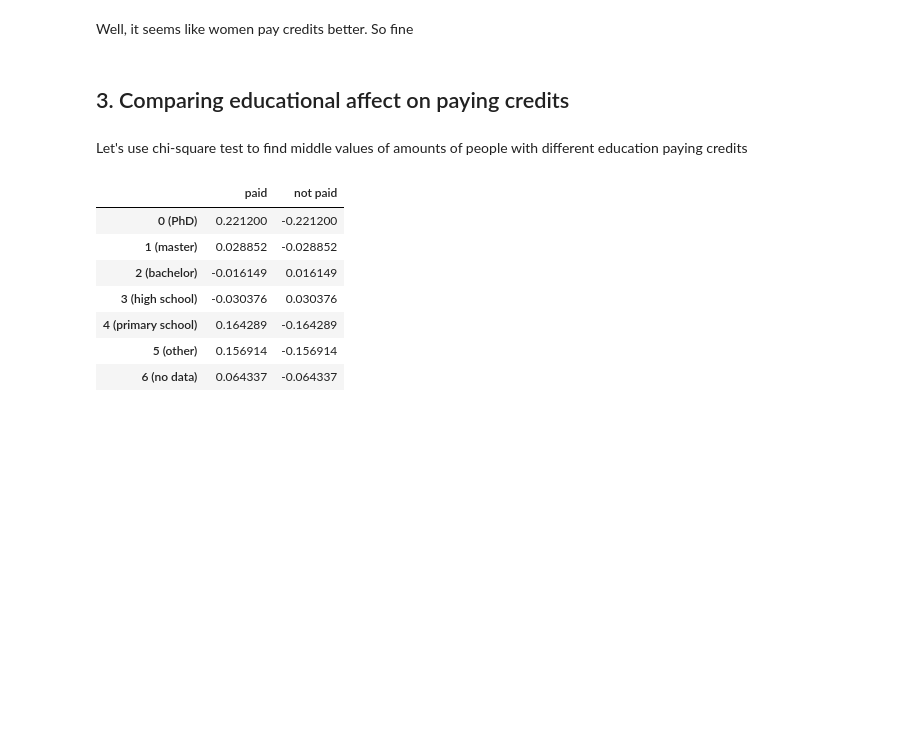
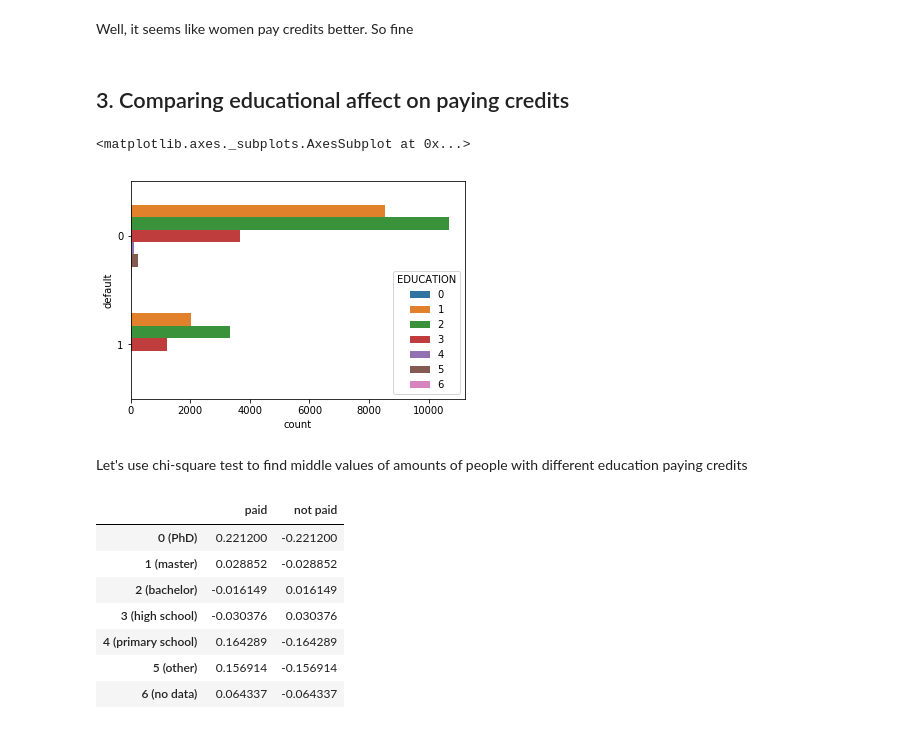
Before and after one commit to Aqice/Credit-scoring-analysis, a Jupyter notebook: credits.ipynb, the cells around one changed output. Cells and saved outputs as stored; diff of their text form; code cells hidden in the pictures; blank space fills up the shorter version.

Commit message:
Update
+ seaborn graphs
+ V-cramer correlation

```diff
--- a/credits.ipynb
+++ b/credits.ipynb
@@ -181,6 +182,11 @@ paid/not paid (female): 3.813180972628222
 Well, it seems like women pay credits better. So fine
 # %% [markdown]
 ## 3. Comparing educational affect on paying credits
+# %%
+seaborn.countplot(y='default', data=df, hue='EDUCATION')
+# %% [output]
+<matplotlib.axes._subplots.AxesSubplot at 0x...>
+[figure, added]
 # %%
 educ_def_table = []
 for i in range(7):
```
Also changed, not shown: parts of 7 cells of this notebook.
